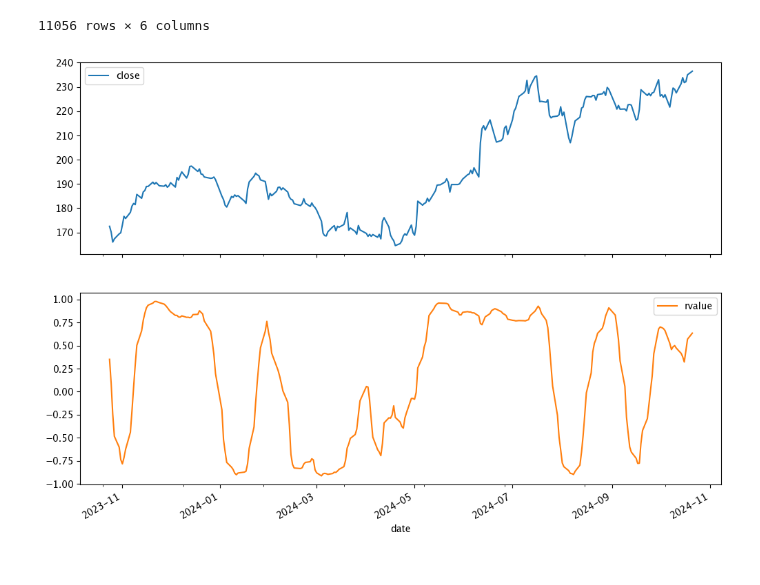
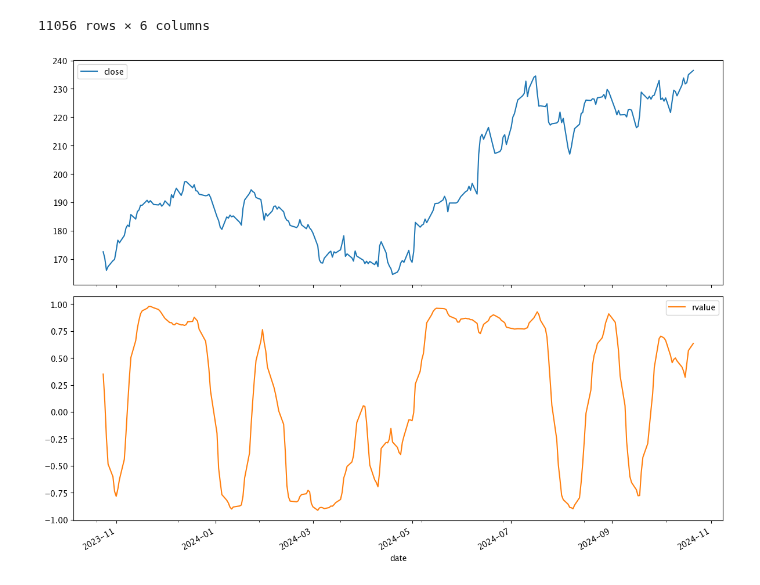
Before and after one commit to furechan/mintalib, a Jupyter notebook: examples/rvalue-indicator.ipynb, the cells around one changed output. Drawn from its saved outputs; the diff is of its cells as text; code cells hidden in the pictures.

```diff
--- a/examples/rvalue-indicator.ipynb
+++ b/examples/rvalue-indicator.ipynb
@@ -1,14 +1,12 @@
 # %% [markdown]
 # RValue Example
 # %%
-import matplotlib as mpl
 import matplotlib.pyplot as plt
-
 
 from mintalib.samples import sample_prices
 from mintalib.indicators import SMA, EMA, EVAL, RVALUE
 
-mpl.rc("figure", figsize=(12, 9))
+plt.rc("figure", figsize=(12, 9))
 # %%
 prices = sample_prices()
 
@@ -50,7 +48,8 @@ prices
 # %%
 prices.tail(250).plot(
     y=["close", "rvalue"],
-    subplots=[["close"]],
-);
+    subplots=True,
+)
+plt.tight_layout()
 # %% [output]
-[figure, old version]
+[figure, new version]
```
Also changed, not shown: 7 other files.
